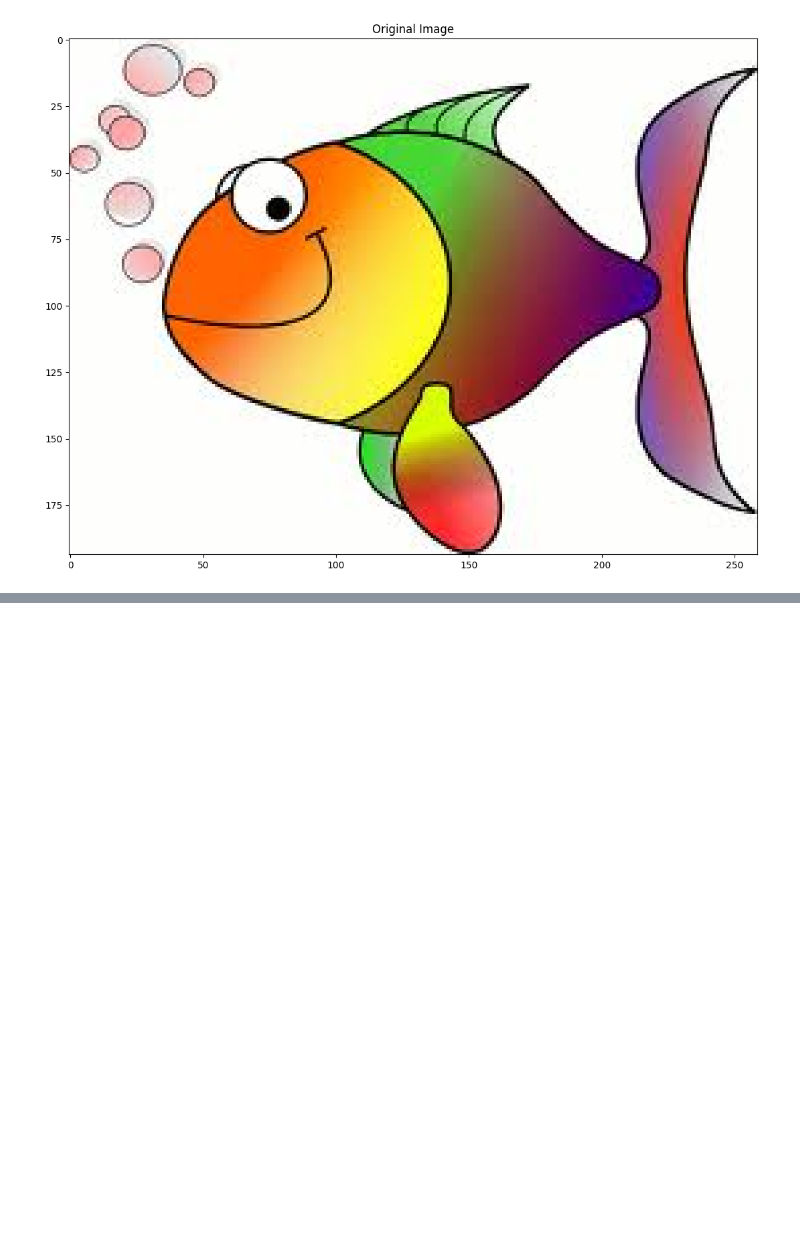
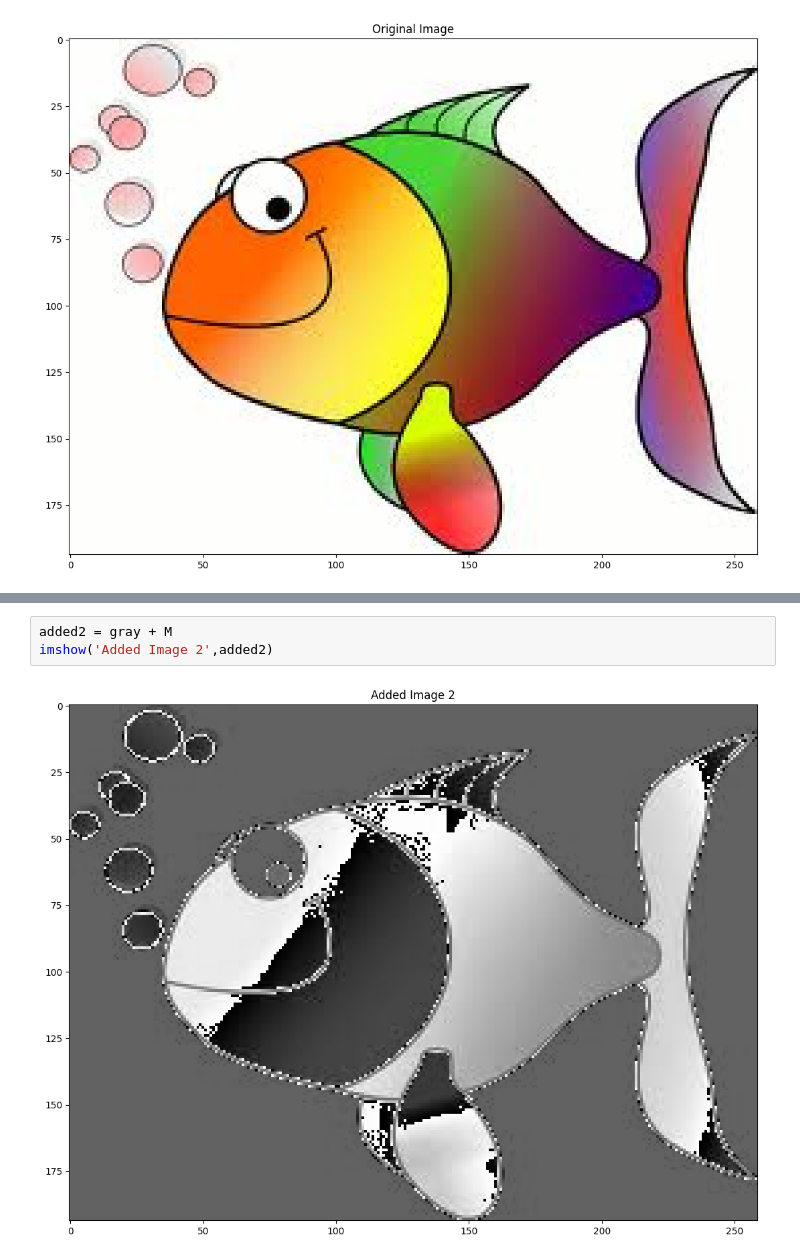
Before and after one commit to maxprogrammer007/Computer-Vision, a Jupyter notebook: 01_Image_Operations/07_Arithmetic_Bitwise_OpenCV.ipynb, the cells around one changed output, grey strips where cells are left out. Cells and saved outputs as stored; diff of their text form; blank space fills up the shorter version.

```diff
--- a/01_Image_Operations/07_Arithmetic_Bitwise_OpenCV.ipynb
+++ b/01_Image_Operations/07_Arithmetic_Bitwise_OpenCV.ipynb
@@ -23,0 +61,5 @@ imshow('Original Image',img)
+# %%
+added2 = gray + M
+imshow('Added Image 2',added2)
+# %% [output]
+[figure, added]
```
Also changed, not shown: parts of 6 cells of this notebook.
